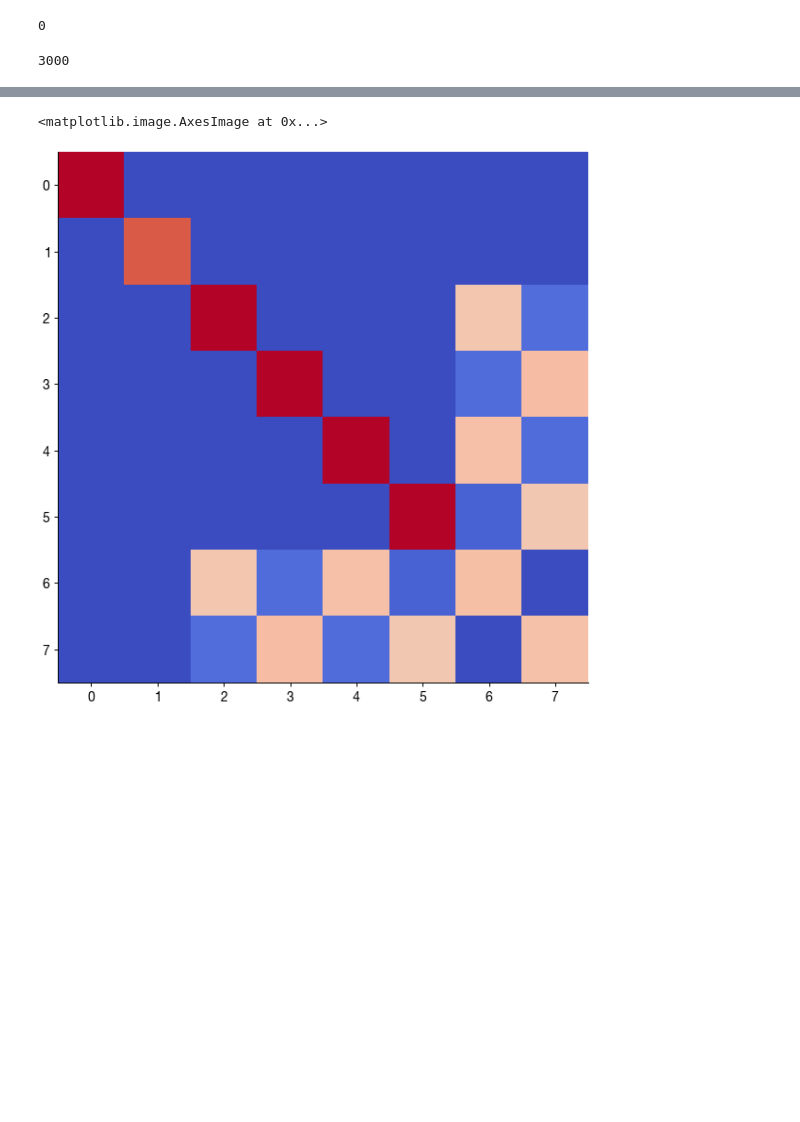
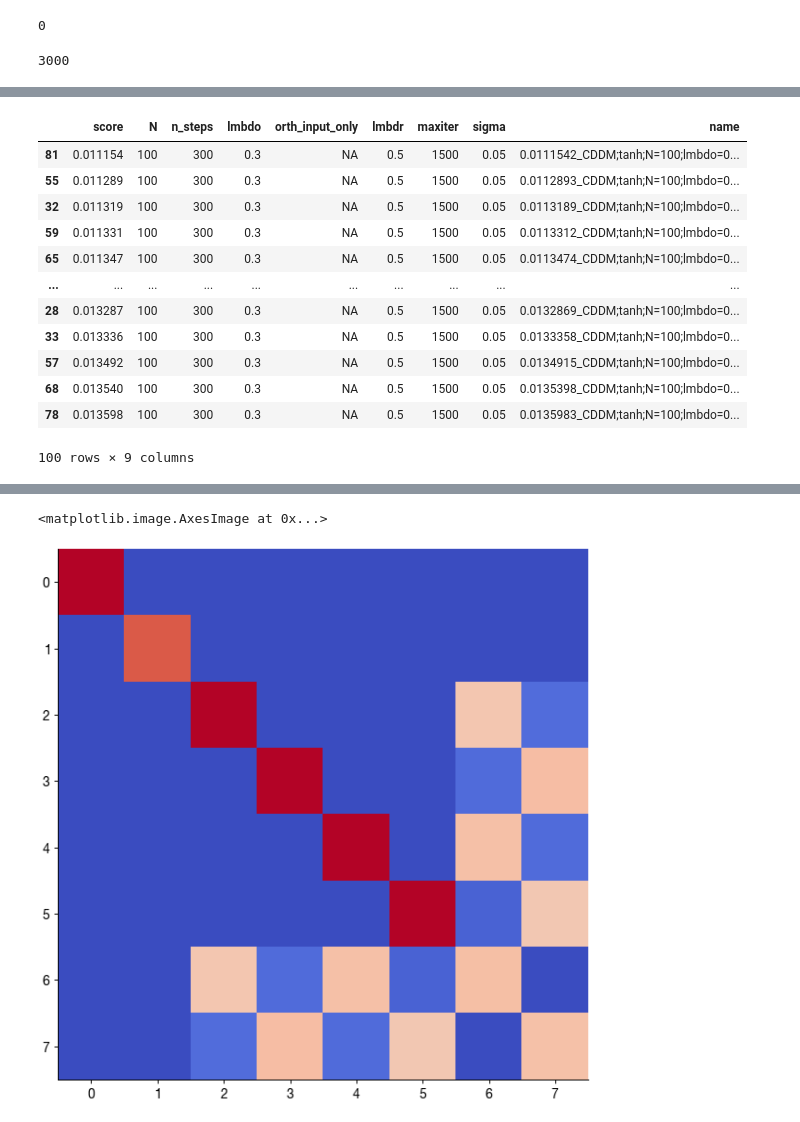
Before and after one commit to engellab/trainRNNbrain, a Jupyter notebook: jupyter/filtering RNNs.ipynb, the cells around one changed output, grey strips where cells are left out. Cells and saved outputs as stored; diff of their text form; code cells hidden in the pictures; blank space fills up the shorter version.

```diff
--- a/jupyter/filtering RNNs.ipynb
+++ b/jupyter/filtering RNNs.ipynb
@@ -64 +87,17 @@ filtered_values = np.where((df['lmbdr']==0.5) & (df['sigma'] == 0.05) & (df["n_s
 df_filtered = df.loc[filtered_values].sort_values(by=['score'], ascending=True)
+# %%
+df_filtered
+# %% [output]
+|  | score | N | n_steps | lmbdo | orth_input_only | lmbdr | maxiter | sigma | name |
+| 81 | 0.011154 | 100 | 300 | 0.3 | NA | 0.5 | 1500 | 0.05 | 0.0111542_CDDM;tanh;N=100;lmbdo=0... |
+| 55 | 0.011289 | 100 | 300 | 0.3 | NA | 0.5 | 1500 | 0.05 | 0.0112893_CDDM;tanh;N=100;lmbdo=0... |
+| 32 | 0.011319 | 100 | 300 | 0.3 | NA | 0.5 | 1500 | 0.05 | 0.0113189_CDDM;tanh;N=100;lmbdo=0... |
+| 59 | 0.011331 | 100 | 300 | 0.3 | NA | 0.5 | 1500 | 0.05 | 0.0113312_CDDM;tanh;N=100;lmbdo=0... |
+| 65 | 0.011347 | 100 | 300 | 0.3 | NA | 0.5 | 1500 | 0.05 | 0.0113474_CDDM;tanh;N=100;lmbdo=0... |
+| ... | ... | ... | ... | ... | ... | ... | ... | ... | ... |
+| 28 | 0.013287 | 100 | 300 | 0.3 | NA | 0.5 | 1500 | 0.05 | 0.0132869_CDDM;tanh;N=100;lmbdo=0... |
+| 33 | 0.013336 | 100 | 300 | 0.3 | NA | 0.5 | 1500 | 0.05 | 0.0133358_CDDM;tanh;N=100;lmbdo=0... |
+| 57 | 0.013492 | 100 | 300 | 0.3 | NA | 0.5 | 1500 | 0.05 | 0.0134915_CDDM;tanh;N=100;lmbdo=0... |
+| 68 | 0.013540 | 100 | 300 | 0.3 | NA | 0.5 | 1500 | 0.05 | 0.0135398_CDDM;tanh;N=100;lmbdo=0... |
+| 78 | 0.013598 | 100 | 300 | 0.3 | NA | 0.5 | 1500 | 0.05 | 0.0135983_CDDM;tanh;N=100;lmbdo=0... |
+100 rows × 9 columns
```
Also changed, not shown: parts of 8 cells of this notebook, 4 other files.
